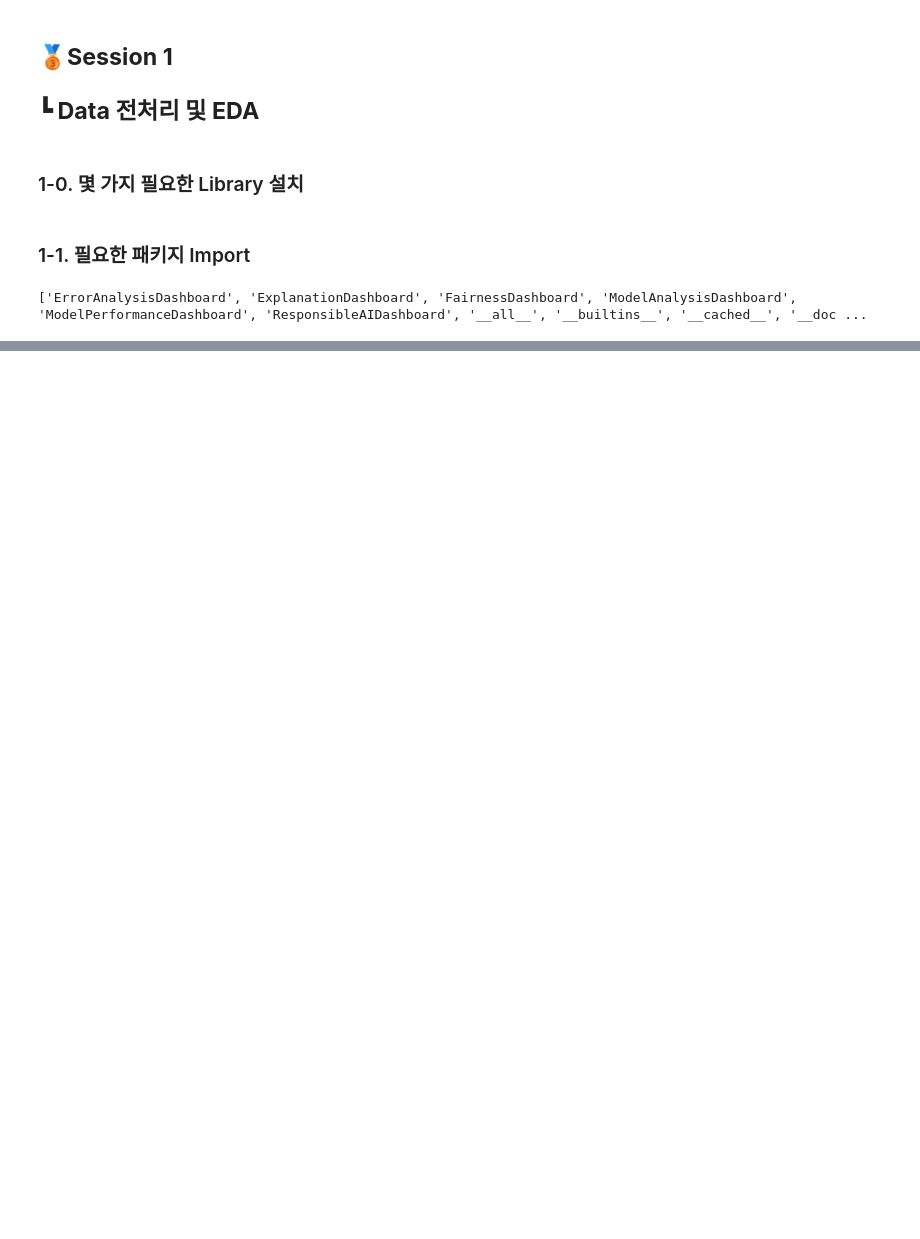
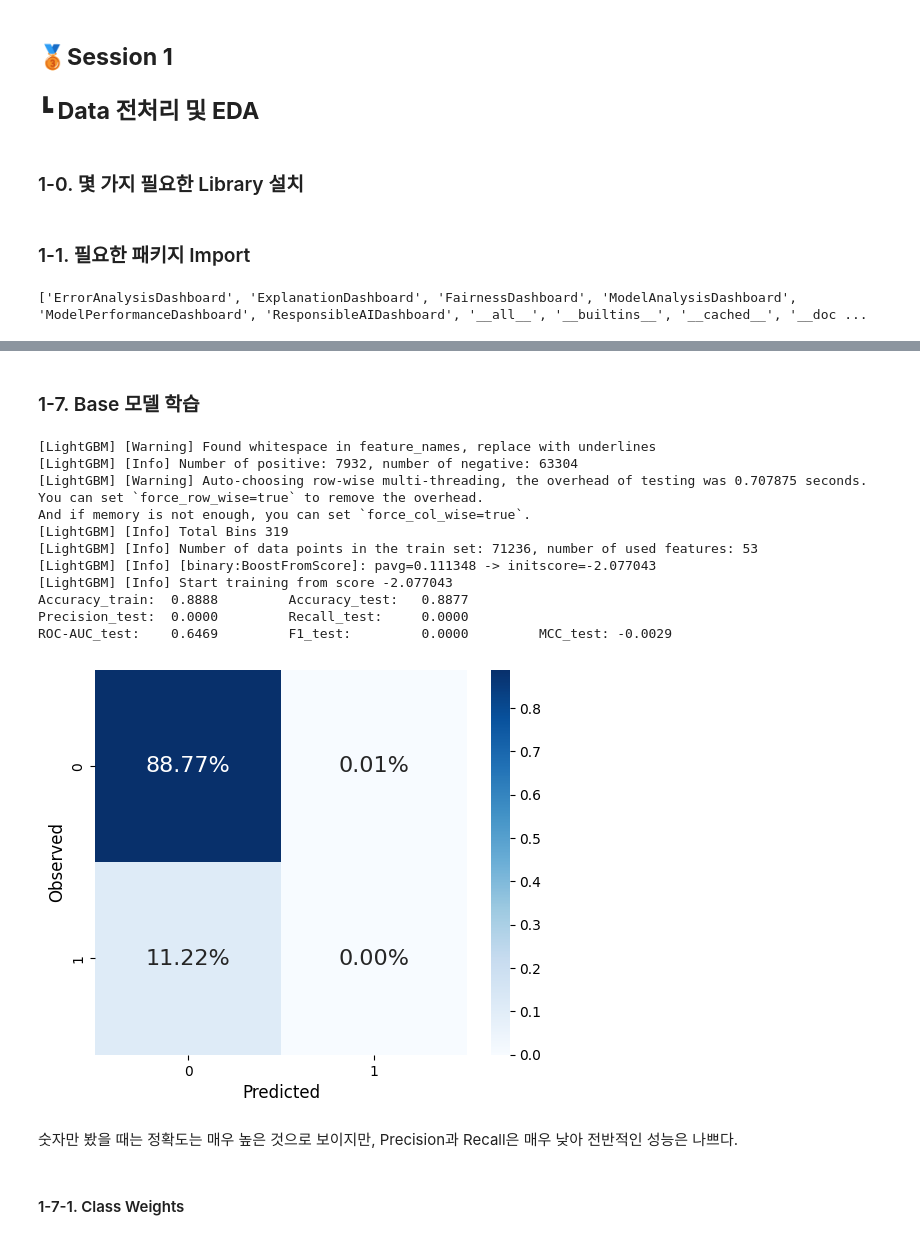
Before and after one commit to jx-dohwan/ML_Project_Collection, a Jupyter notebook: 당뇨환자재입원예측.ipynb, the cells around one changed output, grey strips where cells are left out. Cells and saved outputs as stored; diff of their text form; code cells hidden in the pictures; blank space fills up the shorter version.

```diff
--- a/당뇨환자재입원예측.ipynb
+++ b/당뇨환자재입원예측.ipynb
@@ -182,0 +216,22 @@ import seaborn as sns
+# %%
+#인코딩을 위한 함수 정의
+def transform_data(X_):
+    #Remove alternative target columns
+    X = X_.drop(['readmitted', 'readmit_binary'], axis=1)
+
+    #Binary encode boolean columns
+    bool_cols_l = X.select_dtypes(include=["category"]).columns.tolist()
+    X[bool_cols_l] = X[bool_cols_l].astype(str).replace({"True":1, "False":0})
+    print(bool_cols_l)
+
+    #One hot encode categorical columns
+    cat_cols_l = X.select_dtypes(include=["object"]).columns.tolist()
+    print(cat_cols_l)
+    ohe = OneHotEncoder(handle_unknown='ignore', sparse=False)
+    ohe_np = ohe.fit_transform(X[cat_cols_l].astype("category"))
+    X[ohe.get_feature_names_out(cat_cols_l)] = ohe_np.astype(int)
+
+    #Drop original categorical columns
+    X.drop(cat_cols_l, axis=1, inplace=True)
+
+    return X
@@ -182,0 +254,2 @@ import seaborn as sns
+# %%
+X = transform_data(X_orig)
@@ -182,0 +295,9 @@ import seaborn as sns
+# %%
+rand = 42
+os.environ['PYTHONHASHSEED']=str(rand)
+np.random.seed(rand)
+# %%
+classes_l = ['NO or > 30 days', '< 30 days']
+
+X_train, X_test, y_train, y_test = train_test_split(X, y, train_size=0.7, random_state=rand)
+X_orig_test = X_orig.loc[X_test.index]
@@ -182,0 +490,27 @@ import seaborn as sns
+# %% [markdown]
+### 1-7. Base 모델 학습
+# %%
+%matplotlib inline
+clf = lgb.LGBMClassifier(random_state=rand, n_jobs=-1)
+clf.fit(X_train, y_train)
+
+_ =  evaluate_class_mdl(clf, X_train, X_test, y_train, y_test)
+# %% [output]
+[LightGBM] [Warning] Found whitespace in feature_names, replace with underlines
+[LightGBM] [Info] Number of positive: 7932, number of negative: 63304
+[LightGBM] [Warning] Auto-choosing row-wise multi-threading, the overhead of testing was 0.707875 seconds.
+You can set `force_row_wise=true` to remove the overhead.
+And if memory is not enough, you can set `force_col_wise=true`.
+[LightGBM] [Info] Total Bins 319
+[LightGBM] [Info] Number of data points in the train set: 71236, number of used features: 53
+[LightGBM] [Info] [binary:BoostFromScore]: pavg=0.111348 -> initscore=-2.077043
+[LightGBM] [Info] Start training from score -2.077043
+Accuracy_train:  0.8888         Accuracy_test:   0.8877
+Precision_test:  0.0000         Recall_test:     0.0000
+ROC-AUC_test:    0.6469         F1_test:         0.0000         MCC_test: -0.0029
+[figure, added]
+# %% [markdown]
+숫자만 봤을 때는 정확도는 매우 높은 것으로 보이지만,
+Precision과 Recall은 매우 낮아 전반적인 성능은 나쁘다.
+# %% [markdown]
+#### 1-7-1. Class Weights
```
Also changed, not shown: parts of 63 cells of this notebook.
